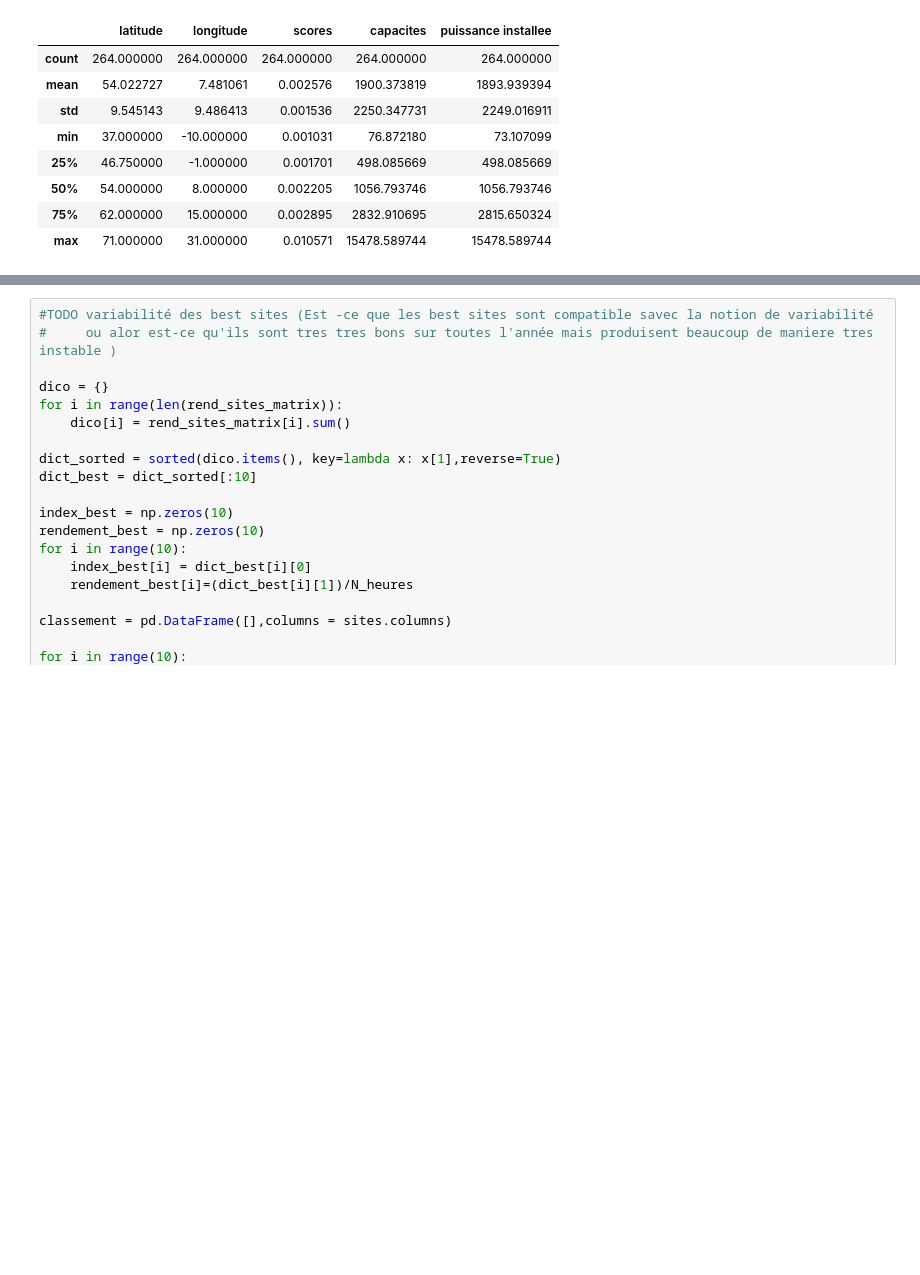
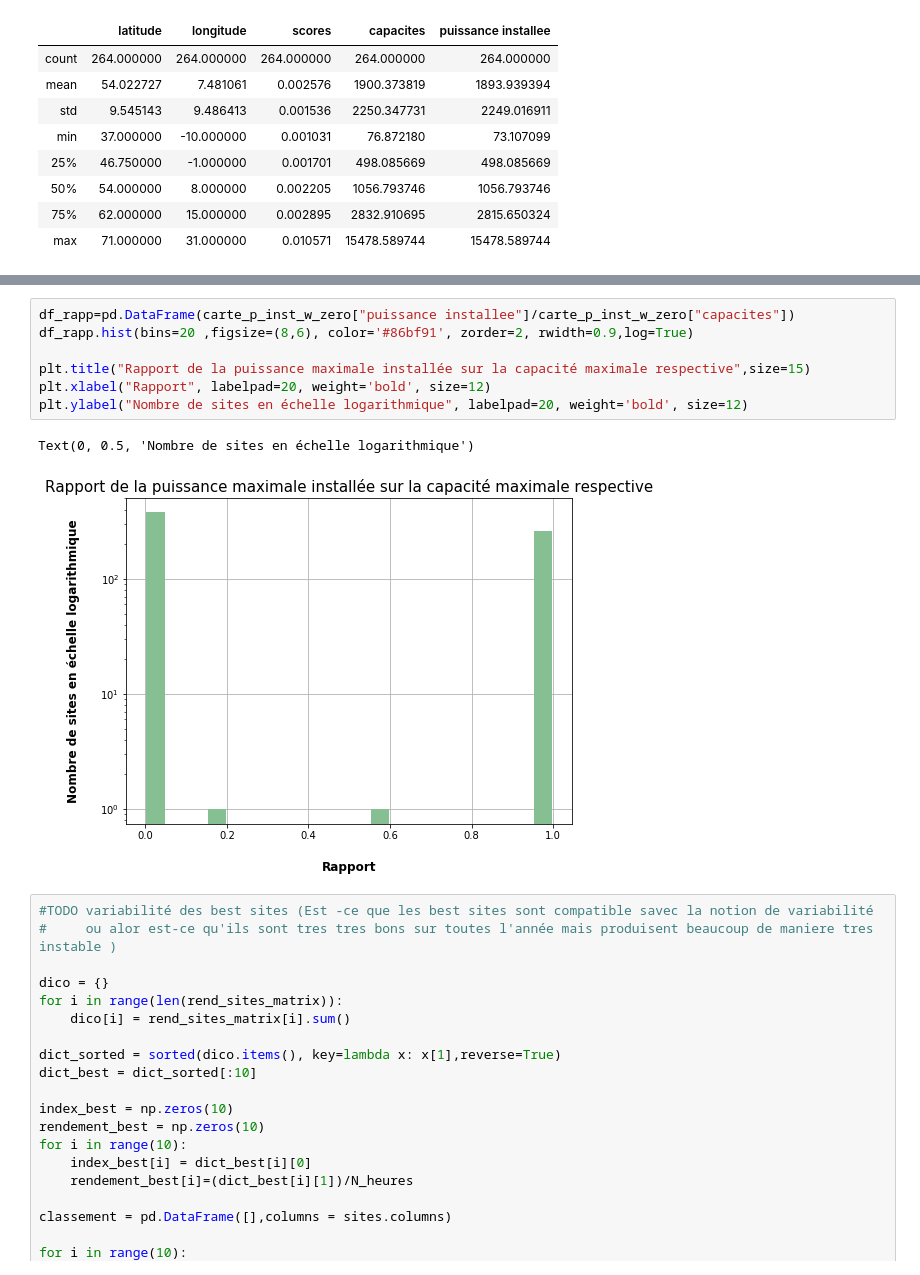
Before and after one commit to anthochung1/Opti_ProjetPartie_I, a Jupyter notebook: Chargement-données-v5.0.ipynb, the cells around one changed output, grey strips where cells are left out. Drawn from its saved outputs; the diff is of its cells as text; blank space fills up the shorter version.

```diff
--- a/Chargement-données-v5.0.ipynb
+++ b/Chargement-données-v5.0.ipynb
@@ -310,3 +328,13 @@ carte_p_inst.describe()
+# %%
+df_rapp=pd.DataFrame(carte_p_inst_w_zero["puissance installee"]/carte_p_inst_w_zero["capacites"])
+df_rapp.hist(bins=20 ,figsize=(8,6), color='#86bf91', zorder=2, rwidth=0.9,log=True)
+
+plt.title("Rapport de la puissance maximale installée sur la capacité maximale respective",size=15)
+plt.xlabel("Rapport", labelpad=20, weight='bold', size=12)
+plt.ylabel("Nombre de sites en échelle logarithmique", labelpad=20, weight='bold', size=12)
+# %% [output]
+Text(0, 0.5, 'Nombre de sites en échelle logarithmique')
+[figure, added]
 # %%
 #TODO variabilité des best sites (Est -ce que les best sites sont compatible savec la notion de variabilité
 #     ou alor est-ce qu'ils sont tres tres bons sur toutes l'année mais produisent beaucoup de maniere tres instable )
```
Also changed, not shown: parts of 2 cells of this notebook.
